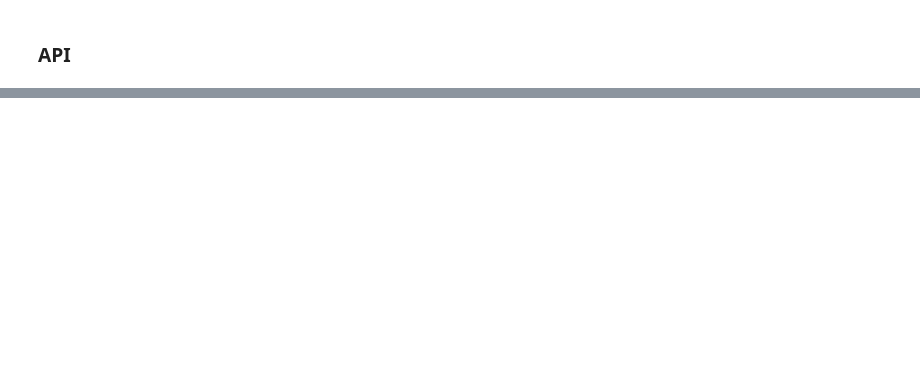
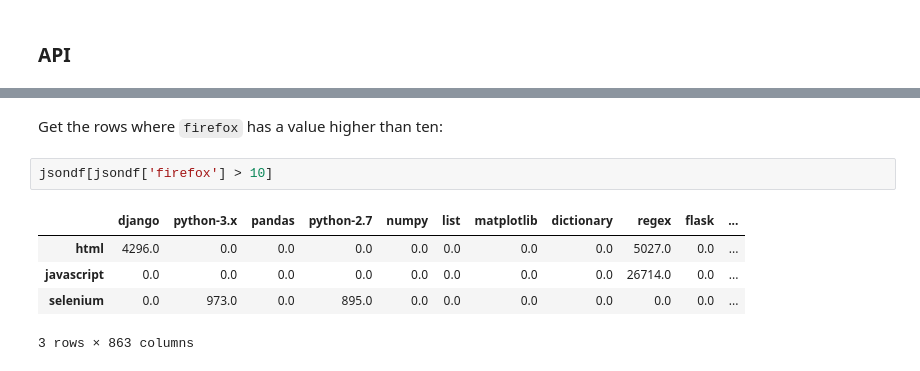
Before and after one commit to jitsejan/python-101, a Jupyter notebook: 06 Data Filtering.ipynb, the cells around one changed output, grey strips where cells are left out. Cells and saved outputs as stored; diff of their text form; blank space fills up the shorter version.

```diff
--- a/06 Data Filtering.ipynb
+++ b/06 Data Filtering.ipynb
@@ -164,0 +132,10 @@ jsondf.head()
+# %% [markdown]
+Get the rows where `firefox` has a value higher than ten:
+# %%
+jsondf[jsondf['firefox'] > 10]
+# %% [output]
+|  | django | python-3.x | pandas | python-2.7 | numpy | list | matplotlib | dictionary | regex | flask | ... |
+| html | 4296.0 | 0.0 | 0.0 | 0.0 | 0.0 | 0.0 | 0.0 | 0.0 | 5027.0 | 0.0 | ... |
+| javascript | 0.0 | 0.0 | 0.0 | 0.0 | 0.0 | 0.0 | 0.0 | 0.0 | 26714.0 | 0.0 | ... |
+| selenium | 0.0 | 973.0 | 0.0 | 895.0 | 0.0 | 0.0 | 0.0 | 0.0 | 0.0 | 0.0 | ... |
+3 rows × 863 columns
```
Also changed, not shown: parts of 12 cells of this notebook, 8 other files.
